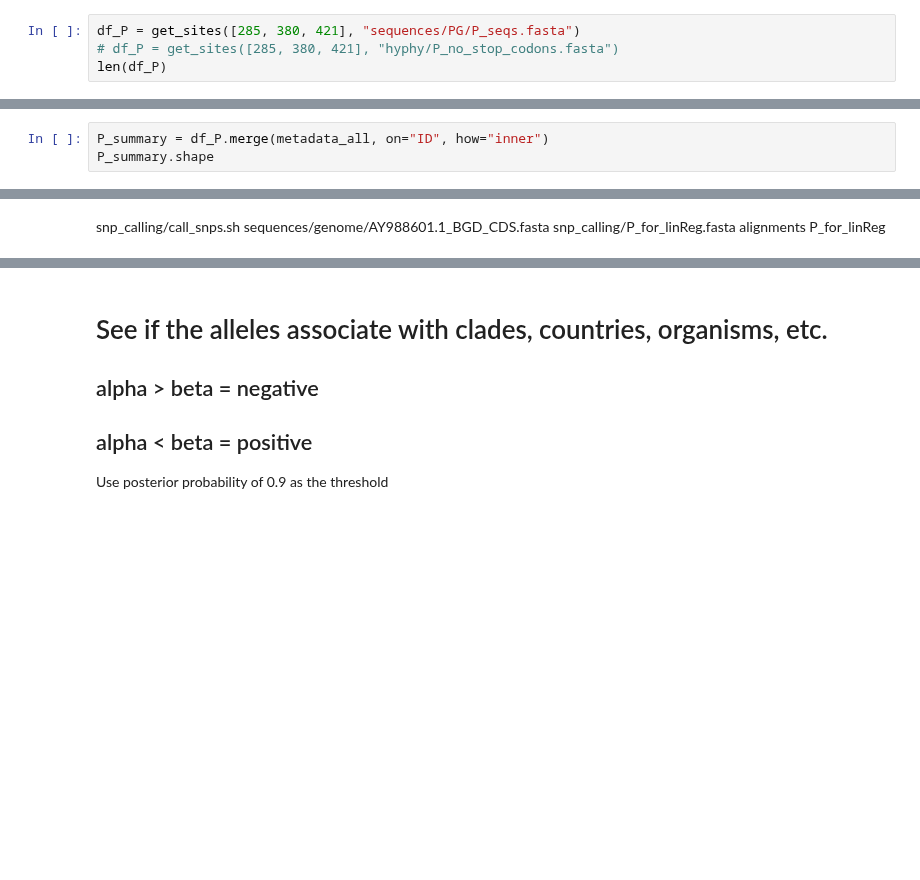
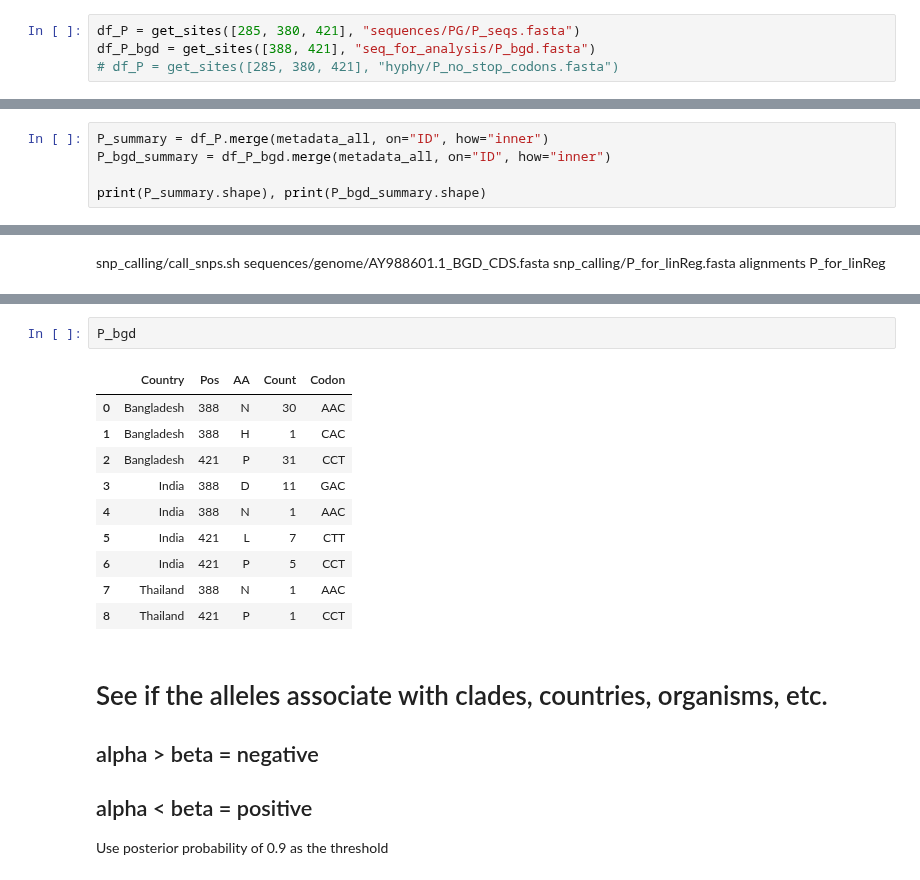
Before and after one commit to sanju99/niv_evo, a Jupyter notebook: evo_selection.ipynb, the cells around one changed output, grey strips where cells are left out. Saved outputs shown, nothing was run; the diff lists cells and outputs as text; blank space fills up the shorter version.

```diff
--- a/evo_selection.ipynb
+++ b/evo_selection.ipynb
@@ -210,5 +208,5 @@ def get_sites(lst_sites, fasta_file):
     return df_aa.merge(df_nuc, on=["ID", "Pos"])
 # %%
 df_P = get_sites([285, 380, 421], "sequences/PG/P_seqs.fasta")
+df_P_bgd = get_sites([388, 421], "seq_for_analysis/P_bgd.fasta")
 # df_P = get_sites([285, 380, 421], "hyphy/P_no_stop_codons.fasta")
-len(df_P)
@@ -217,4 +213,6 @@ len(df_P)
 # %%
 P_summary = df_P.merge(metadata_all, on="ID", how="inner")
-P_summary.shape
+P_bgd_summary = df_P_bgd.merge(metadata_all, on="ID", how="inner")
+
+print(P_summary.shape), print(P_bgd_summary.shape)
 # %% [output]
@@ -387,3 +260,16 @@ print(P_summary["421"].unique())
+# %%
+P_bgd
+# %% [output]
+|  | Country | Pos | AA | Count | Codon |
+| 0 | Bangladesh | 388 | N | 30 | AAC |
+| 1 | Bangladesh | 388 | H | 1 | CAC |
+| 2 | Bangladesh | 421 | P | 31 | CCT |
+| 3 | India | 388 | D | 11 | GAC |
+| 4 | India | 388 | N | 1 | AAC |
+| 5 | India | 421 | L | 7 | CTT |
+| 6 | India | 421 | P | 5 | CCT |
+| 7 | Thailand | 388 | N | 1 | AAC |
+| 8 | Thailand | 421 | P | 1 | CCT |
 # %% [markdown]
 # See if the alleles associate with clades, countries, organisms, etc.
 
```
Also changed, not shown: parts of 32 cells of this notebook, 8 other files.
